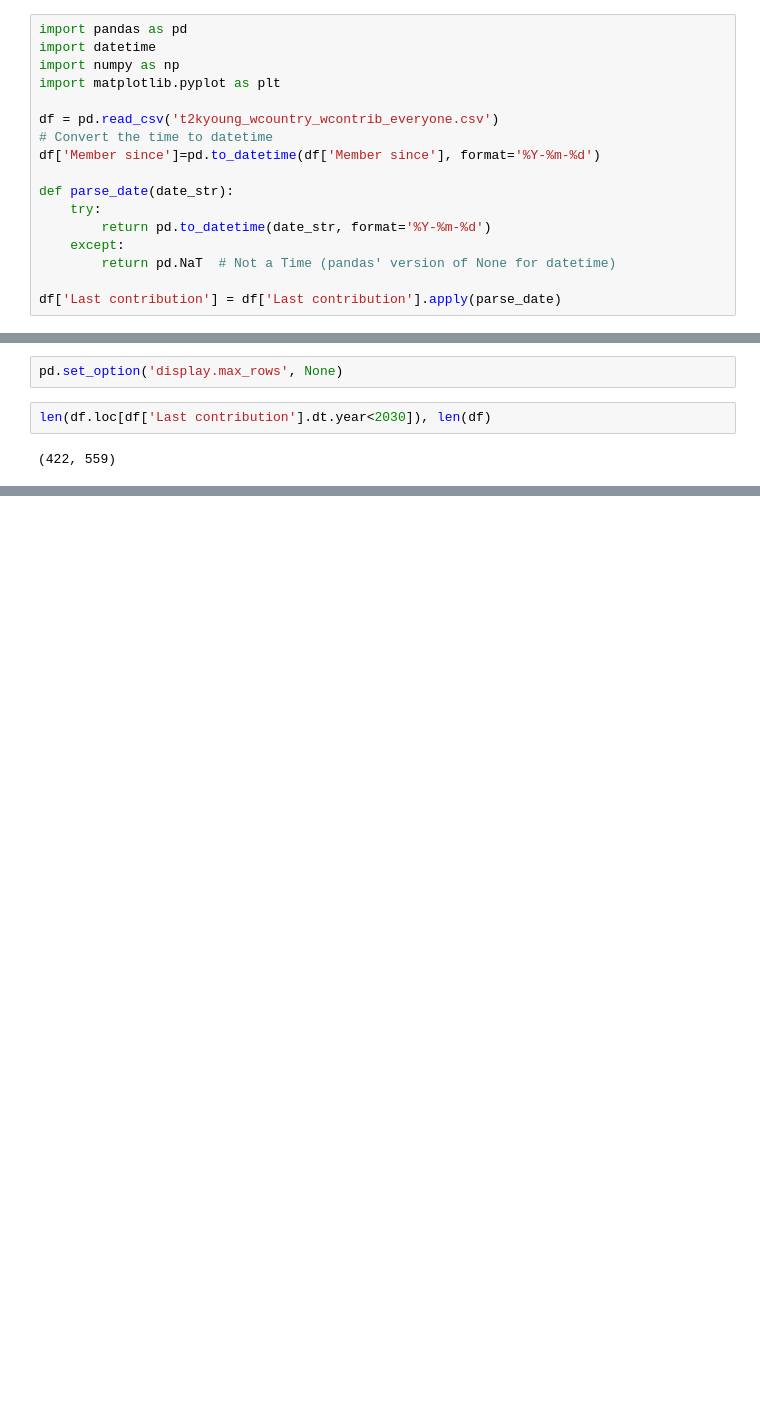
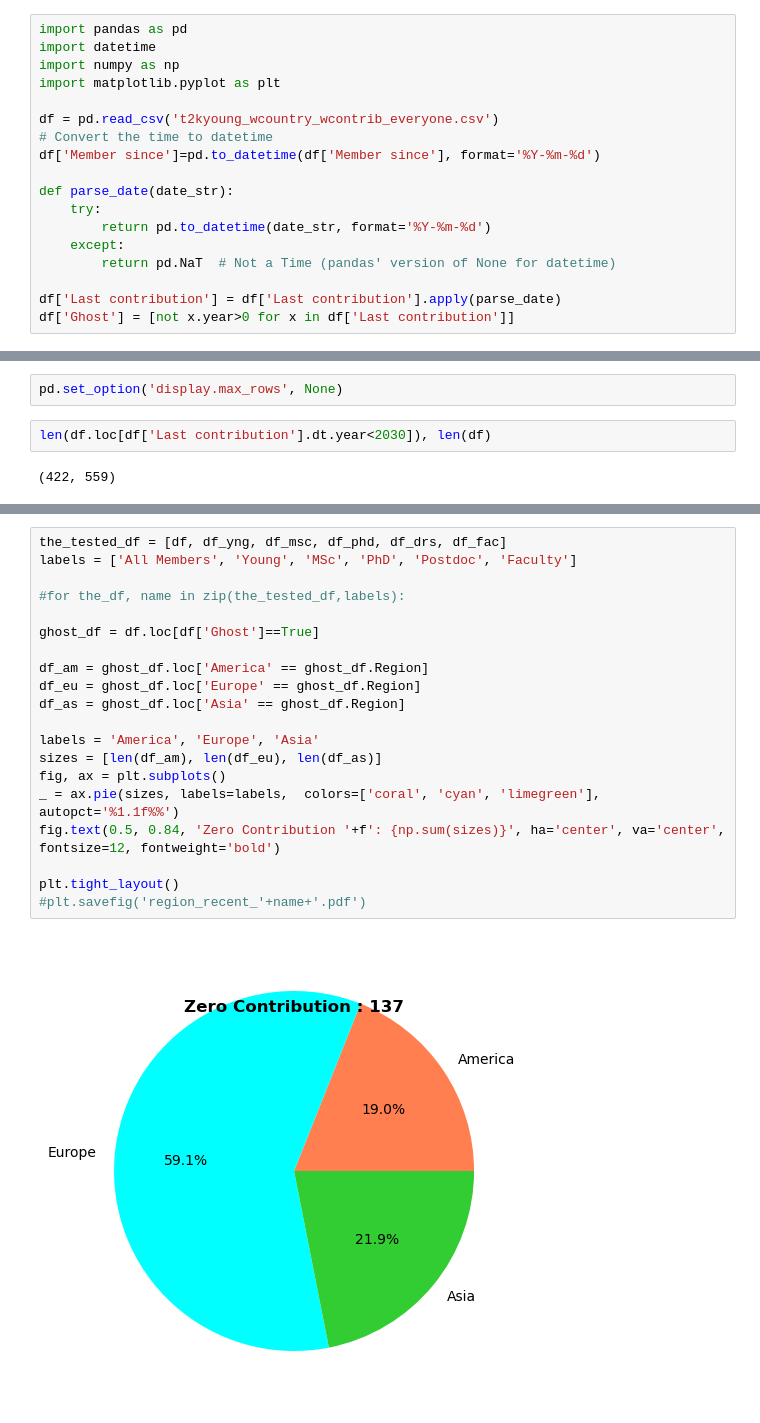
Before and after one commit to clarenc3/t2kyoung_members, a Jupyter notebook: T2K_members_ana.ipynb, the cells around one changed output, grey strips where cells are left out. Cells and saved outputs as stored; diff of their text form; blank space fills up the shorter version.

Commit message:
updated notebook to plot chart for no entries in webpage

```diff
--- a/T2K_members_ana.ipynb
+++ b/T2K_members_ana.ipynb
@@ -15,6 +15,7 @@ def parse_date(date_str):
         return pd.NaT  # Not a Time (pandas' version of None for datetime)
 
 df['Last contribution'] = df['Last contribution'].apply(parse_date)
+df['Ghost'] = [not x.year>0 for x in df['Last contribution']]
 # %%
 #I know I shouldn't edit the dataframe in this way, but is OK
 new_aff = []
@@ -224,0 +230,22 @@ len(df.loc[df['Last contribution'].dt.year<2030]), len(df)
+# %%
+the_tested_df = [df, df_yng, df_msc, df_phd, df_drs, df_fac]
+labels = ['All Members', 'Young', 'MSc', 'PhD', 'Postdoc', 'Faculty']
+
+#for the_df, name in zip(the_tested_df,labels):
+
+ghost_df = df.loc[df['Ghost']==True]
+
+df_am = ghost_df.loc['America' == ghost_df.Region]
+df_eu = ghost_df.loc['Europe' == ghost_df.Region]
+df_as = ghost_df.loc['Asia' == ghost_df.Region]
+
+labels = 'America', 'Europe', 'Asia'
+sizes = [len(df_am), len(df_eu), len(df_as)]
+fig, ax = plt.subplots()
+_ = ax.pie(sizes, labels=labels,  colors=['coral', 'cyan', 'limegreen'], autopct='%1.1f%%')
+fig.text(0.5, 0.84, 'Zero Contribution '+f': {np.sum(sizes)}', ha='center', va='center', fontsize=12, fontweight='bold')
+
+plt.tight_layout()
+#plt.savefig('region_recent_'+name+'.pdf')
+# %% [output]
+[figure, added]
```
Also changed, not shown: parts of 3 cells of this notebook.
